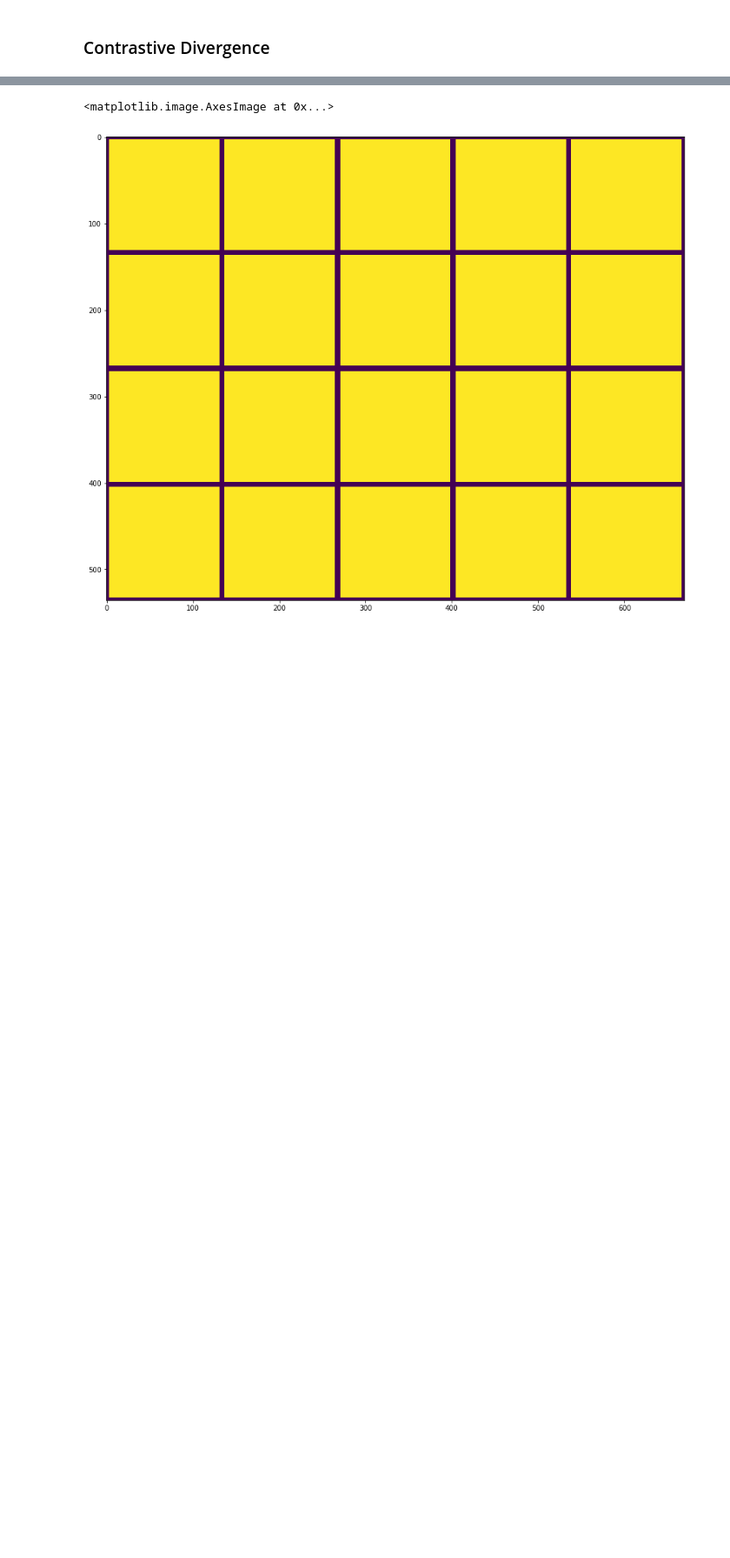
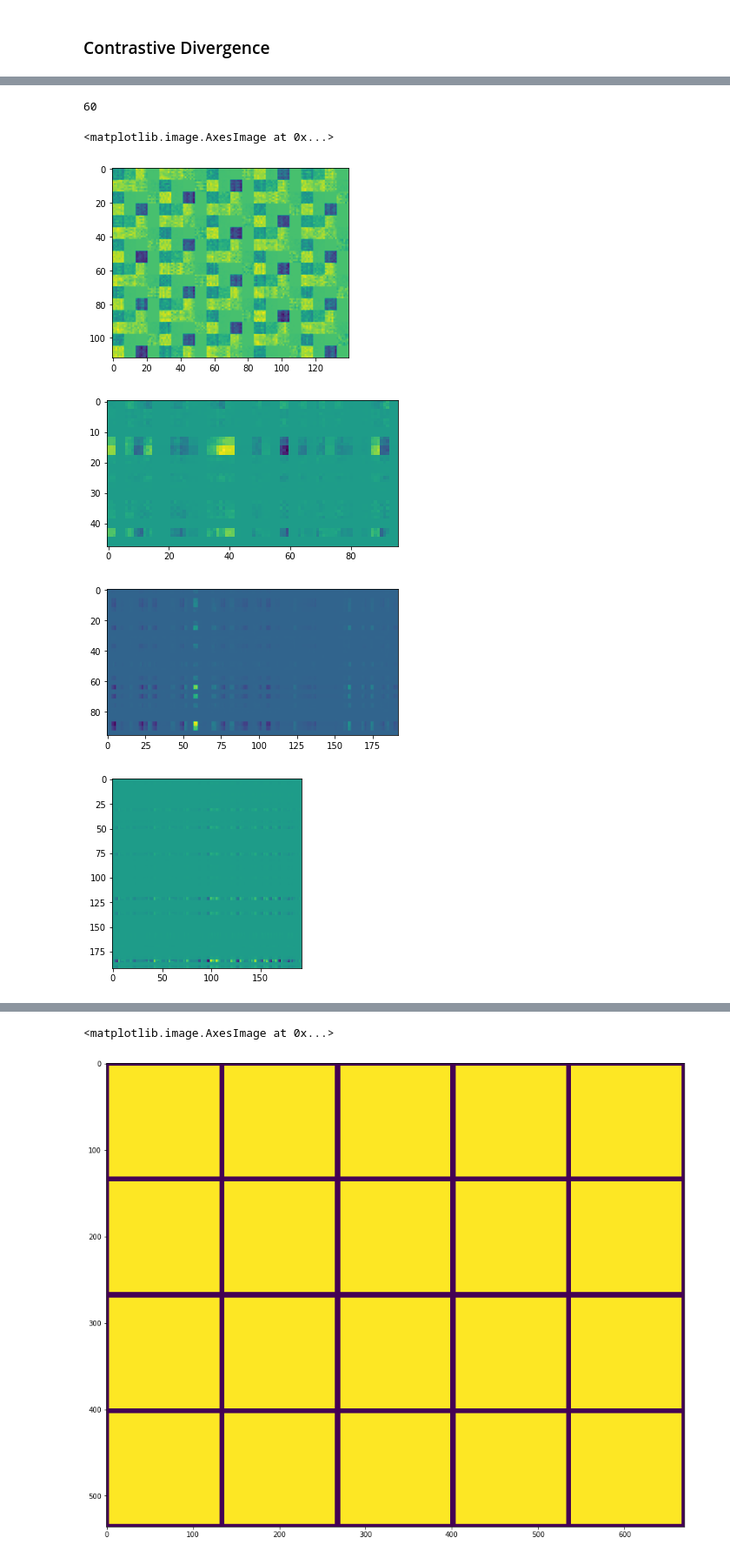
Before and after one commit to grmc1999/ELE2006, a Jupyter notebook: Notebooks/Prj.ipynb, the cells around one changed output, grey strips where cells are left out. Shown at 87% size. Cells and saved outputs as stored; diff of their text form; code cells hidden in the pictures; blank space fills up the shorter version.

```diff
--- a/Notebooks/Prj.ipynb
+++ b/Notebooks/Prj.ipynb
@@ -78,33 +8,20 @@ Using TensorFlow backend.
 '2.0.9'
 # %%
 import os
-#tf.compat.v1.disable_v2_behavior()
 import tensorflow as tf
 import keras
 from keras_contrib.layers.normalization.instancenormalization import InstanceNormalization
-#import tensorflow_hub as hub
 #domain [MT2PA,PA2MT]
 #version [run_0,run_1,run_2,run_3,run_4]
 #component [classifer  dec_sh  dis  enc_ex  enc_sh]
 root="/workdir/Data-Guillermo"
 models_root=root+"/DADL-MT2PA/models/run_0"
-def load_model(domain="MT2PA",version="run_0",component="classifer"):
-  os.path.join(root,"DADL-"+domain,"models",version,component+".h5")
-  return keras.models.load_model(os.path.join(root,"DADL-"+domain,"models",version,component+".h5"),compile=False,
-                                                     custom_objects={'InstanceNormalization':tf.keras.layers.GroupNormalization}
-)
+
 
 def load_model(domain="MT2PA",version="run_0",component="classifer"):
   os.path.join(root,"DADL-"+domain,"models",version,component+".h5")
   return keras.models.load_model(os.path.join(root,"DADL-"+domain,"models",version,component+".h5"),#compile=False,
-                                    #custom_objects={'InstanceNormalization':(lambda **args: tf.keras.layers.GroupNormalization(groups=1,axis=-1,center=True, scale=True))}
-                                    custom_objects={'InstanceNormalization':InstanceNormalization,
-
-                                                   }
-
-                                    #custom_objects={'InstanceNormalization':tf.keras.layers.GroupNormalization(axis=2,groups=-1)}
-                                    #custom_objects={'InstanceNormalization':tf.keras.layers.GroupNormalization}
-)
+                                    custom_objects={'InstanceNormalization':InstanceNormalization})
 
 def load_model_(domain="MT2PA",version="run_0",component="classifer"):
   return os.path.join(root,"DADL-"+domain,"models",version,component+".h5")
@@ -196,0 +214,29 @@ CD=Contrastive_Divergence(
+# %%
+distances=CD.compute(x_d1,x_d2)
+# %%
+print(len(distances))
+# %% [output]
+60
+# %%
+plt.figure()
+plt.imshow(rearrange(rearrange(distances[0],"w h ci co -> w h (ci co)"),"w h (cio1 cio2)  ->(cio1 w) ( cio2 h )",cio1=16,cio2=20))
+plt.figure()
+plt.imshow(rearrange(rearrange(distances[4],"w h ci co -> w h (ci co)"),"w h (cio1 cio2)  ->(cio1 w) ( cio2 h )",cio1=16,cio2=32))
+plt.figure()
+plt.imshow(rearrange(rearrange(distances[8],"w h ci co -> w h (ci co)"),"w h (cio1 cio2)  ->(cio1 w) ( cio2 h )",cio1=32,cio2=64))
+plt.figure()
+plt.imshow(rearrange(rearrange(distances[12],"w h ci co -> w h (ci co)"),"w h (cio1 cio2)  ->(cio1 w) ( cio2 h )",cio1=64,cio2=64))
+
+
+plt.figure()
+plt.imshow(rearrange(rearrange(distances[20],"w h ci co -> w h (ci co)"),"w h (cio1 cio2)  ->(cio1 w) ( cio2 h )",cio1=64,cio2=64))
+
+
+plt.figure()
+plt.imshow(rearrange(rearrange(distances[56],"w h ci co -> w h (ci co)"),"w h (cio1 cio2)  ->(cio1 w) ( cio2 h )",cio1=64,cio2=64))
+# %% [output]
+<matplotlib.image.AxesImage at 0x...>
+[figure, added]
+[figure, added]
+[figure, added]
+[figure, added]
```
Also changed, not shown: parts of 52 cells of this notebook, 2 other files.
